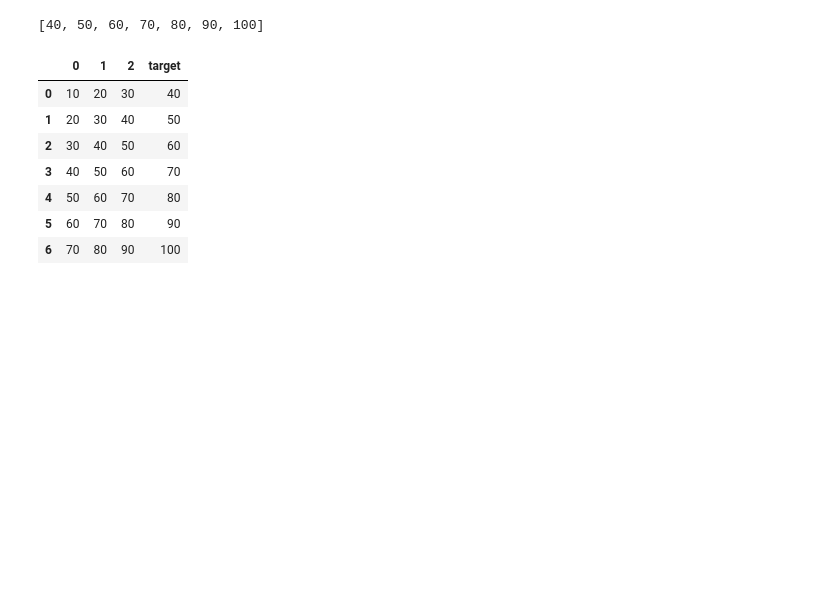
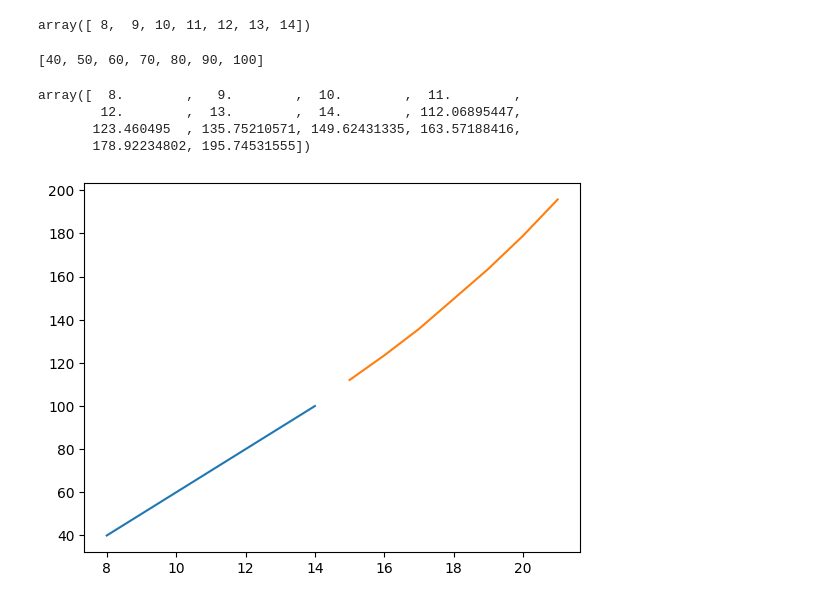
Before and after one commit to shahjamanbadhon/Data-Mining, a Jupyter notebook: LSTM_DataMining_Lab.ipynb, the cells around one changed output. Cells and saved outputs as stored; diff of their text form; code cells hidden in the pictures; blank space fills up the shorter version.

```diff
--- a/LSTM_DataMining_Lab.ipynb
+++ b/LSTM_DataMining_Lab.ipynb
@@ -27,0 +30,10 @@ x1
+# %%
+x = x.reshape(x.shape[0], x.shape[1], 1)
+# %%
+model = Sequential()
+model.add(LSTM(50, activation='relu', return_sequences=True, input_shape=(window, 1)))
+model.add(LSTM(50, activation='relu'))
+model.add(Dense(1))
+model.compile(optimizer='adam', loss='mse')
+
+model.fit(x, y, epochs=300, verbose=1)
@@ -27,0 +60,16 @@ x1
+# %%
+x_input = np.array([80, 90, 100])
+temp_input = list(x_input)
+lst_output = []
+i = 0
+
+while i < 7:
+  x_input = np.array(temp_input[-window:])
+  print("{}day input {}".format(i, x_input))
+  x_input = x_input.reshape((1, window, 1))
+  yhat = model.predict(x_input, verbose=0)
+  print("{}day output {}".format(i, yhat))
+  temp_input.append(yhat[0][0])
+  temp_input = temp_input[1:]
+  lst_output.append(yhat[0][0])
+  i += 1
@@ -28,3 +103,9 @@ x1
+# %%
+day = np.arange(8,15)
+# %%
+day
+# %% [output]
+array([ 8,  9, 10, 11, 12, 13, 14])
 # %%
 target1
 # %% [output]
@@ -35,11 +113,15 @@ df['target'] = target1
-# %%
-df
-# %% [output]
-|  | 0 | 1 | 2 | target |
-| 0 | 10 | 20 | 30 | 40 |
-| 1 | 20 | 30 | 40 | 50 |
-| 2 | 30 | 40 | 50 | 60 |
-| 3 | 40 | 50 | 60 | 70 |
-| 4 | 50 | 60 | 70 | 80 |
-| 5 | 60 | 70 | 80 | 90 |
-| 6 | 70 | 80 | 90 | 100 |
+# %%
+combine = np.concatenate((day, lst_output))
+combine
+# %% [output]
+array([  8.        ,   9.        ,  10.        ,  11.        ,
+        12.        ,  13.        ,  14.        , 112.06895447,
+       123.460495  , 135.75210571, 149.62431335, 163.57188416,
+       178.92234802, 195.74531555])
+# %%
+plt.plot(day, target1)
+predicted_days = np.arange(day[-1] + 1, day[-1] + 1 + len(lst_output))
+plt.plot(predicted_days, lst_output)
+plt.show()
+# %% [output]
+[figure, added]
```
Also changed, not shown: parts of 9 cells of this notebook.
